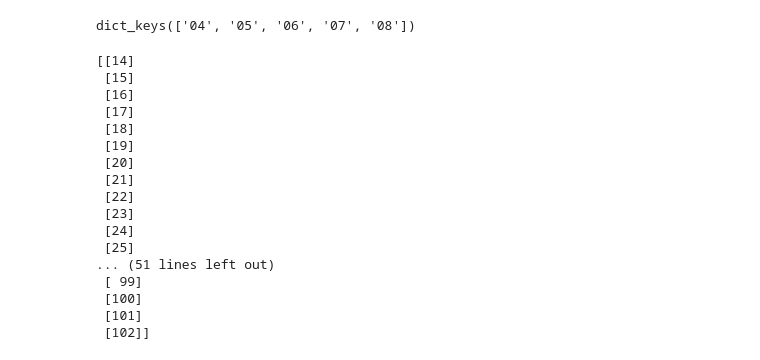
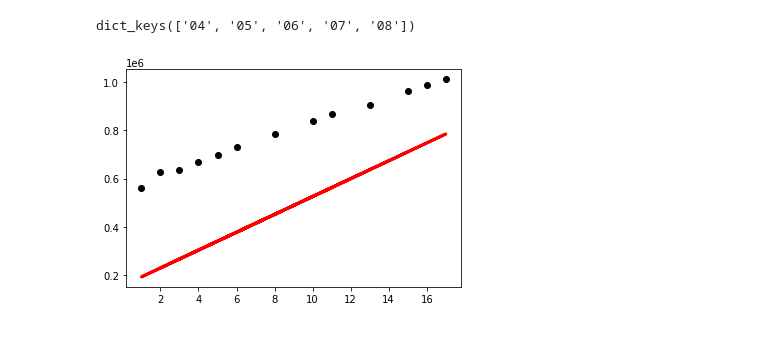
Before and after one commit to jleibfried/CoVid-19_Project-3, a Jupyter notebook: Joe's-Work/Data-Analysis.ipynb, the cells around one changed output. Saved outputs shown, nothing was run; the diff lists cells and outputs as text; code cells hidden in the pictures.

```diff
--- a/Joe's-Work/Data-Analysis.ipynb
+++ b/Joe's-Work/Data-Analysis.ipynb
@@ -233,30 +243,14 @@ def PredictValues(keyname, start, end, predictstart, predictend, df):
 # %%
 PredictValues(
     'Confirmed',
-    datetime.fromisoformat('2020-04-26'),
-    datetime.fromisoformat('2020-05-10'),
-    datetime.fromisoformat('2020-06-01'),
-    datetime.fromisoformat('2020-07-24'),
+    '2020-04-12',
+    '2020-04-30',
+    '2020-06-01',
+    '2020-07-24',
     usa
 )
 # %% [output]
-[[14]
- [15]
- [16]
- [17]
- [18]
- [19]
- [20]
- [21]
- [22]
- [23]
- [24]
- [25]
-... (51 lines left out)
- [ 99]
- [100]
- [101]
- [102]]
+[figure, added]
 # %%
 usa.count().max()
 # %% [output]
```
Also changed, not shown: parts of 12 cells of this notebook, 1 other file.
